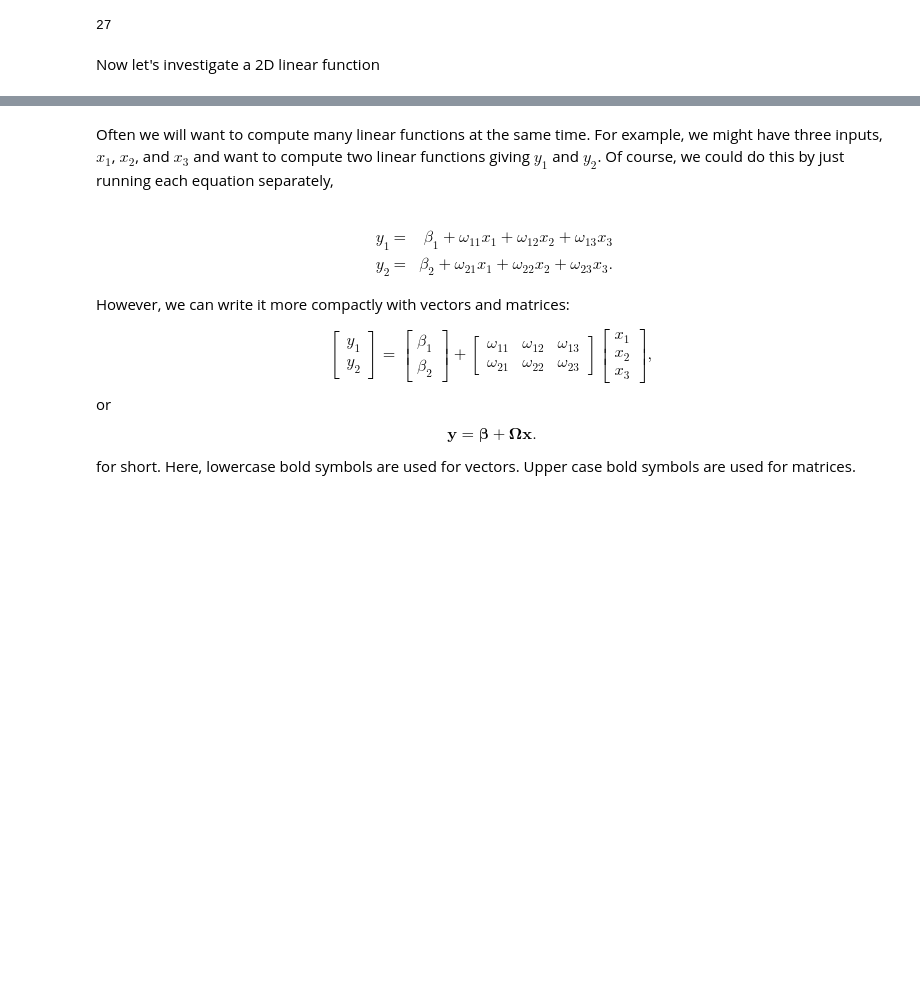
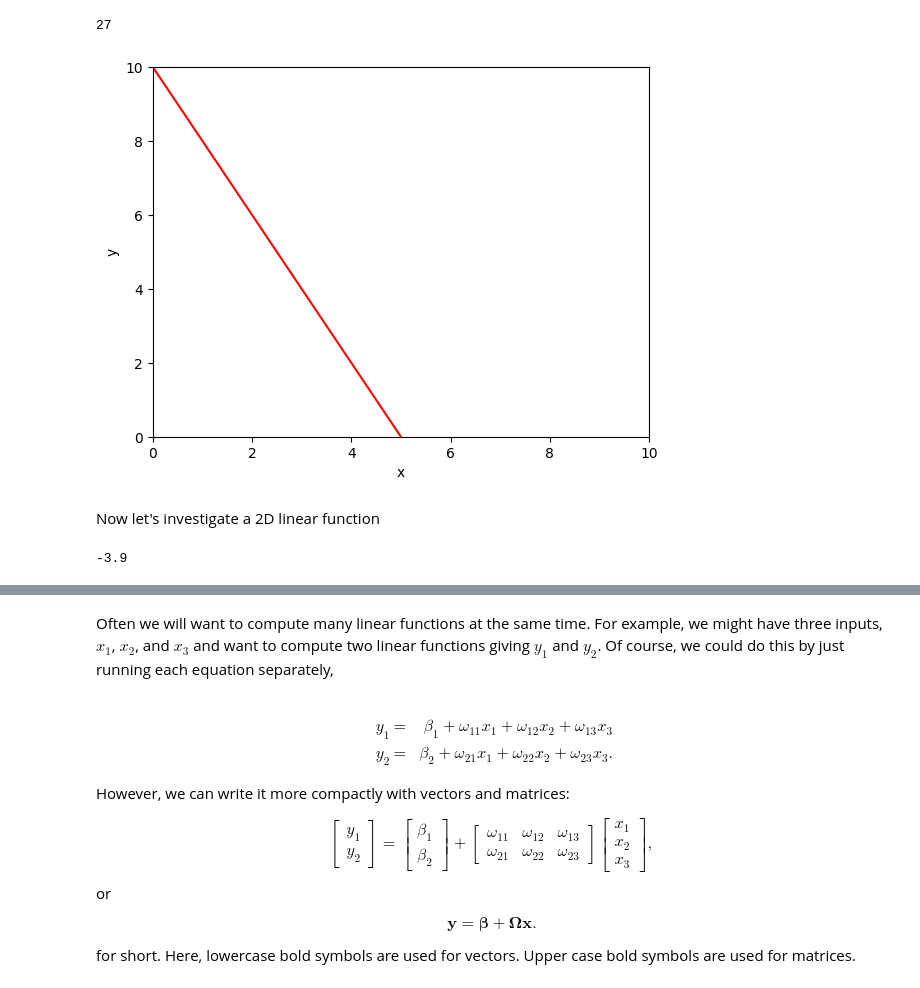
Before and after one commit to LeoDinga/DL, a Jupyter notebook: Notebooks/Chap01/1_1_BackgroundMathematics.ipynb, the cells around one changed output, grey strips where cells are left out. Drawn from its saved outputs; the diff is of its cells as text; code cells hidden in the pictures; blank space fills up the shorter version.

```diff
--- a/Notebooks/Chap01/1_1_BackgroundMathematics.ipynb
+++ b/Notebooks/Chap01/1_1_BackgroundMathematics.ipynb
@@ -35,24 +35,27 @@ linear_function_1D(3,6,7)
 # %%
 # Plot the 1D linear function
 
 # Define an array of x values from 0 to 10 with increments of 0.01
 # https://numpy.org/doc/stable/reference/generated/numpy.arange.html
 x = np.arange(0.0,10.0, 0.01)
 # Compute y using the function you filled in above
-beta = 0.0; omega = 1.0
+beta = 10; omega = -2
 
 y = linear_function_1D(x,beta,omega)
 
 # Plot this function
 fig, ax = plt.subplots()
 ax.plot(x,y,'r-')
 ax.set_ylim([0,10]);ax.set_xlim([0,10])
 ax.set_xlabel('x'); ax.set_ylabel('y')
 plt.show()
 
 # TODO -- experiment with changing the values of beta and omega
+# the beta changes the y-intercept and the omega changes the slope
 # to understand what they do.  Try to make a line
 # that crosses the y-axis at y=10 and the x-axis at x=5
+# %% [output]
+[figure, added]
 # %% [markdown]
 Now let's investigate a 2D linear function
 # %%
@@ -69,10 +72,12 @@ def draw_2D_function(x1_mesh, x2_mesh, y):
 # %%
 # Define a linear function with two inputs, x1 and x2
 def linear_function_2D(x1,x2,beta,omega1,omega2):
-  # TODO -- replace the code line below with formula for 2D linear equation
-  y = x1
+  y = beta + omega1*x1 + omega2*x2
 
   return y
+# linear_function_2D(4,-1,0.5,-1,0.4)
+# %% [output]
+-3.9
 # %%
 # Plot the 2D function
 
```
Also changed, not shown: parts of 5 cells of this notebook.
